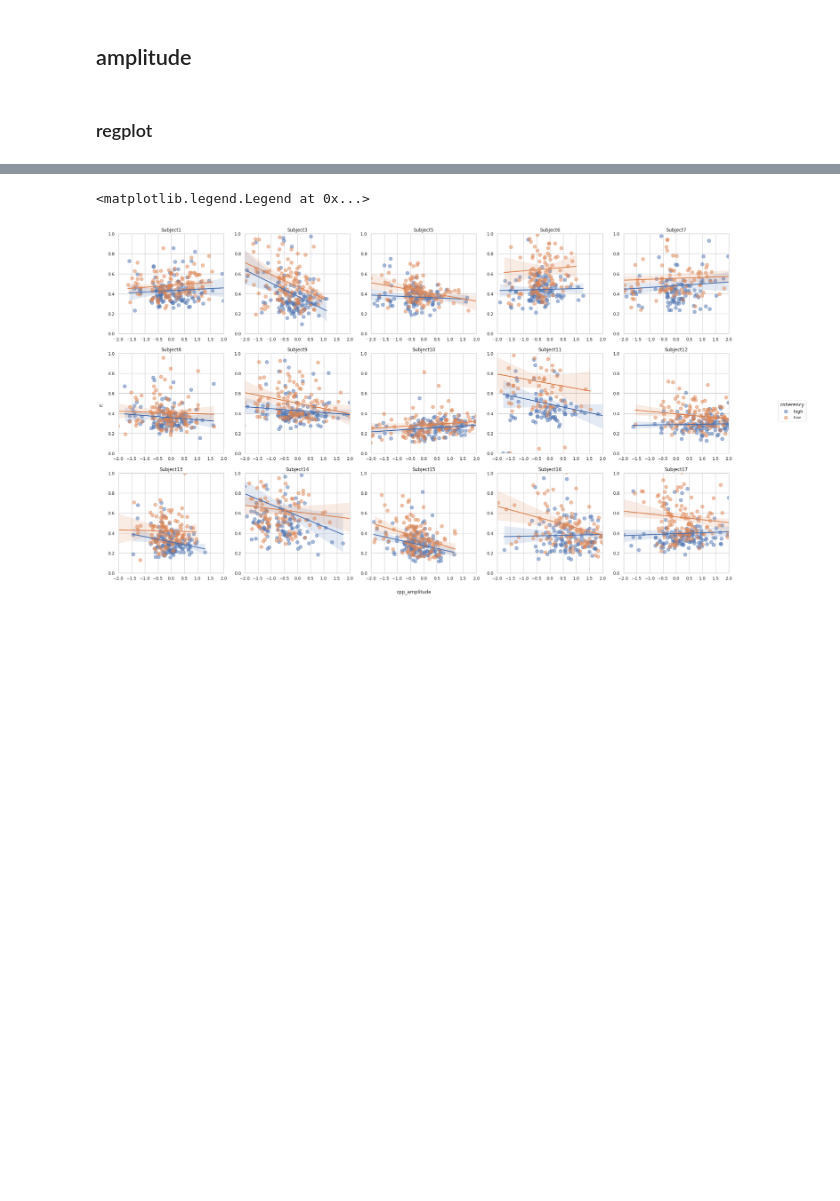
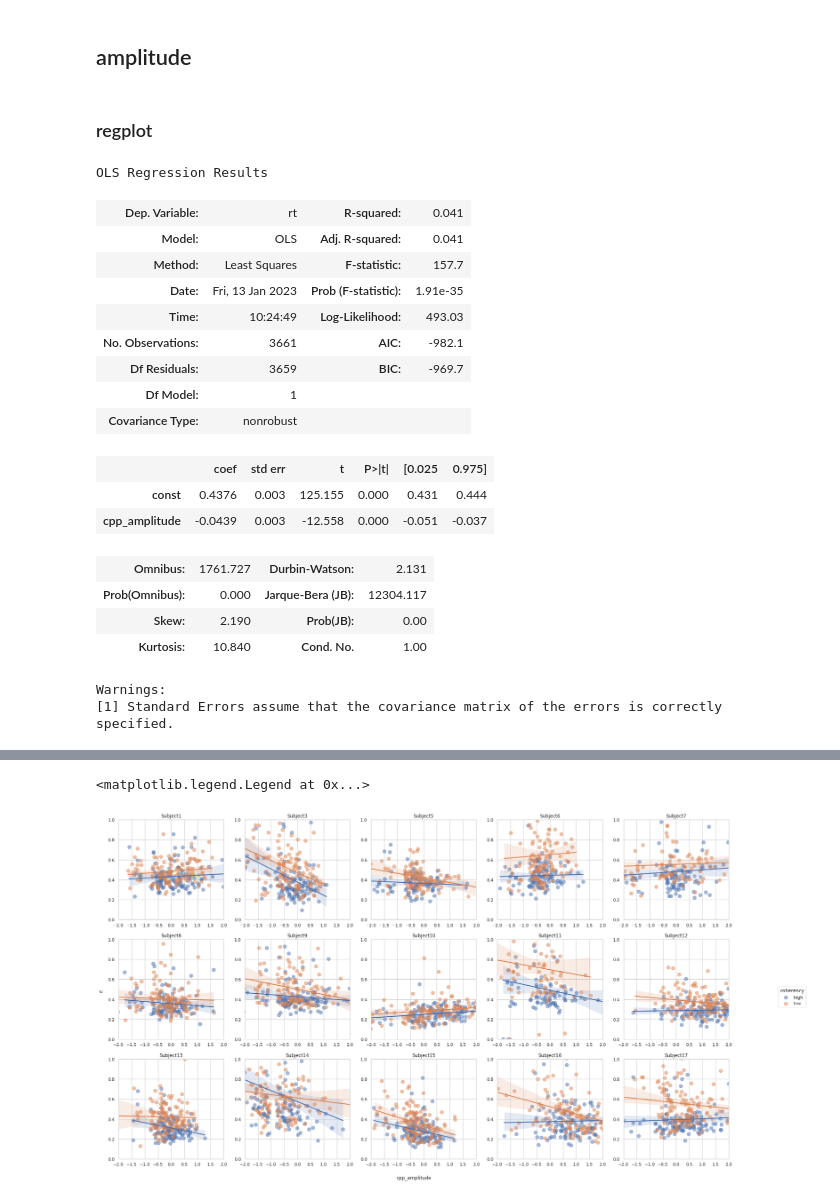
Before and after one commit to Yikang1020/Central-parietal-positive, a Jupyter notebook: 2_Study/2_4_Analysis/2_4_2_Scripts/regression_rt_cpp.ipynb, the cells around one changed output, grey strips where cells are left out. Cells and saved outputs as stored; diff of their text form; code cells hidden in the pictures; blank space fills up the shorter version.

```diff
--- a/2_Study/2_4_Analysis/2_4_2_Scripts/regression_rt_cpp.ipynb
+++ b/2_Study/2_4_Analysis/2_4_2_Scripts/regression_rt_cpp.ipynb
@@ -27,3 +27,35 @@ data['cpp_slope'] =(data['cpp_slope']-data['cpp_slope'].mean())/data['cpp_slope'
 ## amplitude
 # %% [markdown]
 ### regplot
+# %%
+# Set the feature
+cpp = "cpp_amplitude"
+
+# Regression
+y = data['rt']
+x = data[cpp]
+X = sm.add_constant(x)
+
+m = sm.OLS(y,X)
+mrs = m.fit()
+mrs.summary()
+# %% [output]
+OLS Regression Results
+| Dep. Variable: | rt | R-squared: | 0.041 |
+| Model: | OLS | Adj. R-squared: | 0.041 |
+| Method: | Least Squares | F-statistic: | 157.7 |
+| Date: | Fri, 13 Jan 2023 | Prob (F-statistic): | 1.91e-35 |
+| Time: | 10:24:49 | Log-Likelihood: | 493.03 |
+| No. Observations: | 3661 | AIC: | -982.1 |
+| Df Residuals: | 3659 | BIC: | -969.7 |
+| Df Model: | 1 |  |  |
+| Covariance Type: | nonrobust |  |  |
+|  | coef | std err | t | P>|t| | [0.025 | 0.975] |
+| const | 0.4376 | 0.003 | 125.155 | 0.000 | 0.431 | 0.444 |
+| cpp_amplitude | -0.0439 | 0.003 | -12.558 | 0.000 | -0.051 | -0.037 |
+| Omnibus: | 1761.727 | Durbin-Watson: | 2.131 |
+| Prob(Omnibus): | 0.000 | Jarque-Bera (JB): | 12304.117 |
+| Skew: | 2.190 | Prob(JB): | 0.00 |
+| Kurtosis: | 10.840 | Cond. No. | 1.00 |
+Warnings:
+[1] Standard Errors assume that the covariance matrix of the errors is correctly specified.
```
Also changed, not shown: parts of 5 cells of this notebook, 5 other files.
